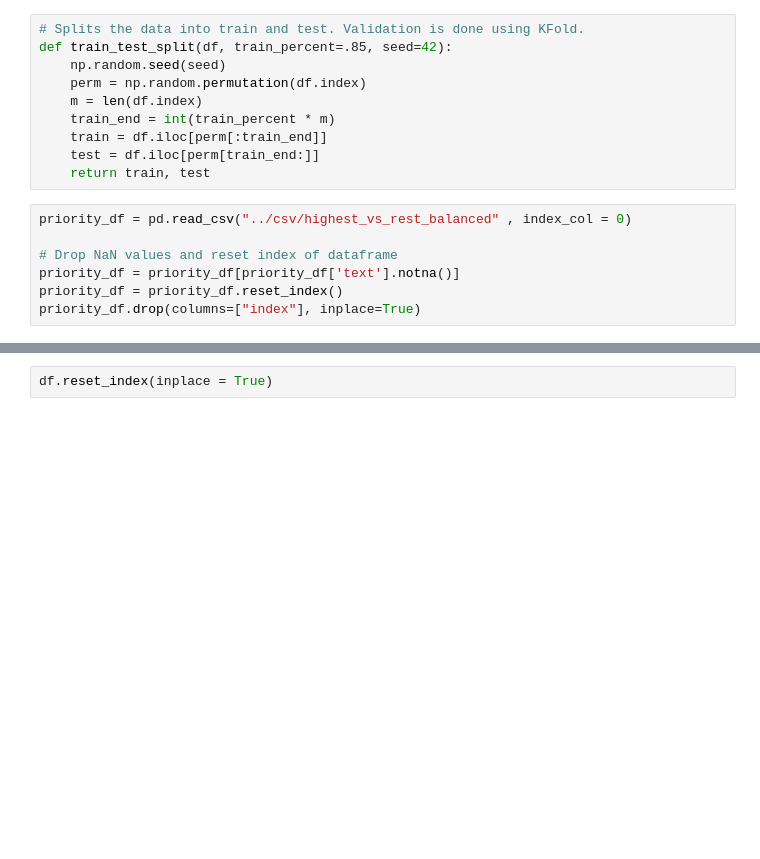
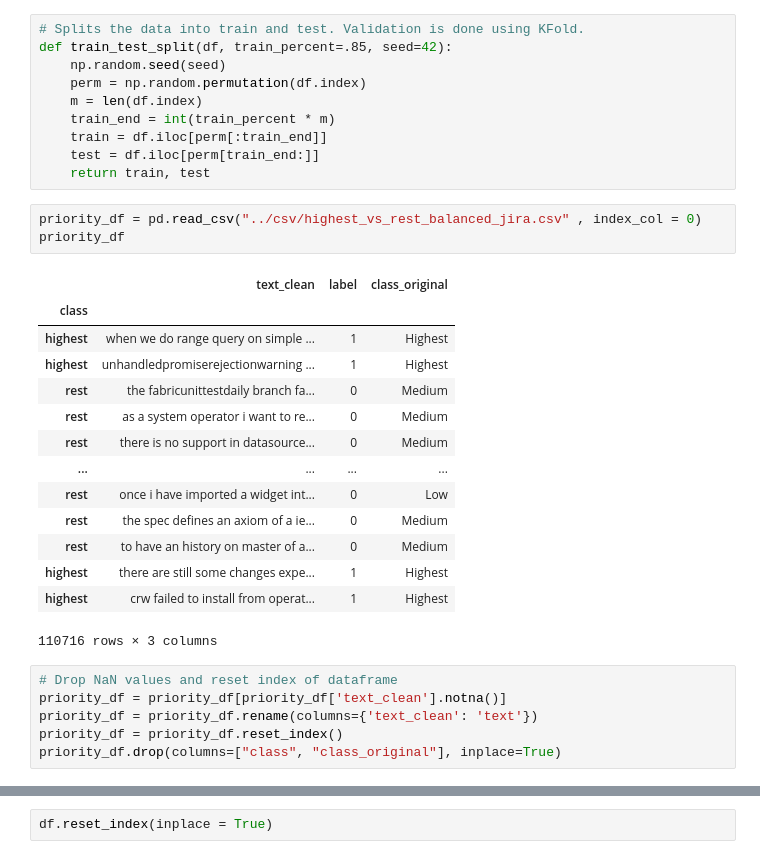
Before and after one commit to Kristmh/thesis_code, a Jupyter notebook: jira/priority_model/highest_vs_rest/deberta/01_training/01_train_highest_vs_rest.ipynb, the cells around one changed output, grey strips where cells are left out. Cells and saved outputs as stored; diff of their text form; blank space fills up the shorter version.

```diff
--- a/jira/priority_model/highest_vs_rest/deberta/01_training/01_train_highest_vs_rest.ipynb
+++ b/jira/priority_model/highest_vs_rest/deberta/01_training/01_train_highest_vs_rest.ipynb
@@ -114,12 +126,29 @@ def train_test_split(df, train_percent=.85, seed=42):
     train = df.iloc[perm[:train_end]]
     test = df.iloc[perm[train_end:]]
     return train, test
-# %%
-priority_df = pd.read_csv("../csv/highest_vs_rest_balanced" , index_col = 0)
-
-# Drop NaN values and reset index of dataframe
-priority_df = priority_df[priority_df['text'].notna()]
-priority_df = priority_df.reset_index()
-priority_df.drop(columns=["index"], inplace=True)
+# %%
+priority_df = pd.read_csv("../csv/highest_vs_rest_balanced_jira.csv" , index_col = 0)
+priority_df
+# %% [output]
+|  | text_clean | label | class_original |
+| class |  |  |  |
+| highest | when we do range query on simple ... | 1 | Highest |
+| highest | unhandledpromiserejectionwarning ... | 1 | Highest |
+| rest | the fabricunittestdaily branch fa... | 0 | Medium |
+| rest | as a system operator i want to re... | 0 | Medium |
+| rest | there is no support in datasource... | 0 | Medium |
+| ... | ... | ... | ... |
+| rest | once i have imported a widget int... | 0 | Low |
+| rest | the spec defines an axiom of a ie... | 0 | Medium |
+| rest | to have an history on master of a... | 0 | Medium |
+| highest | there are still some changes expe... | 1 | Highest |
+| highest | crw failed to install from operat... | 1 | Highest |
+110716 rows × 3 columns
+# %%
+# Drop NaN values and reset index of dataframe
+priority_df = priority_df[priority_df['text_clean'].notna()]
+priority_df = priority_df.rename(columns={'text_clean': 'text'})
+priority_df = priority_df.reset_index()
+priority_df.drop(columns=["class", "class_original"], inplace=True)
 # %%
 priority_df
```
Also changed, not shown: parts of 21 cells of this notebook, 17 other files.
